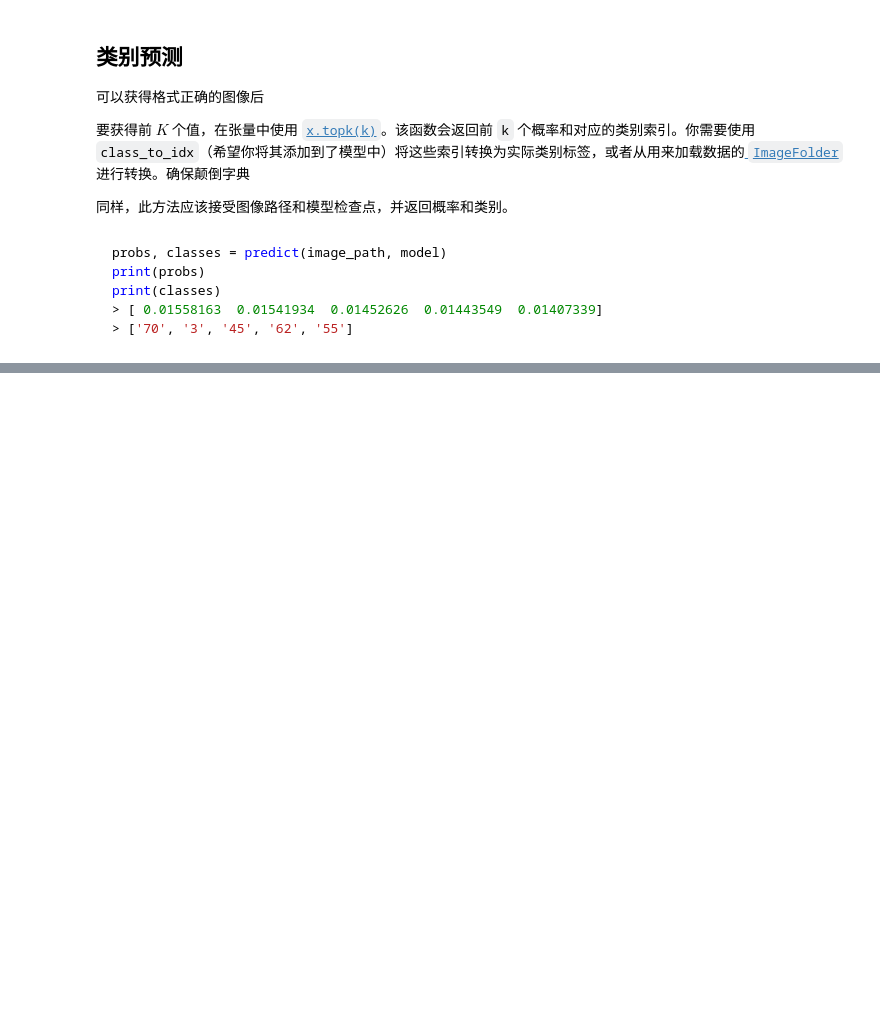
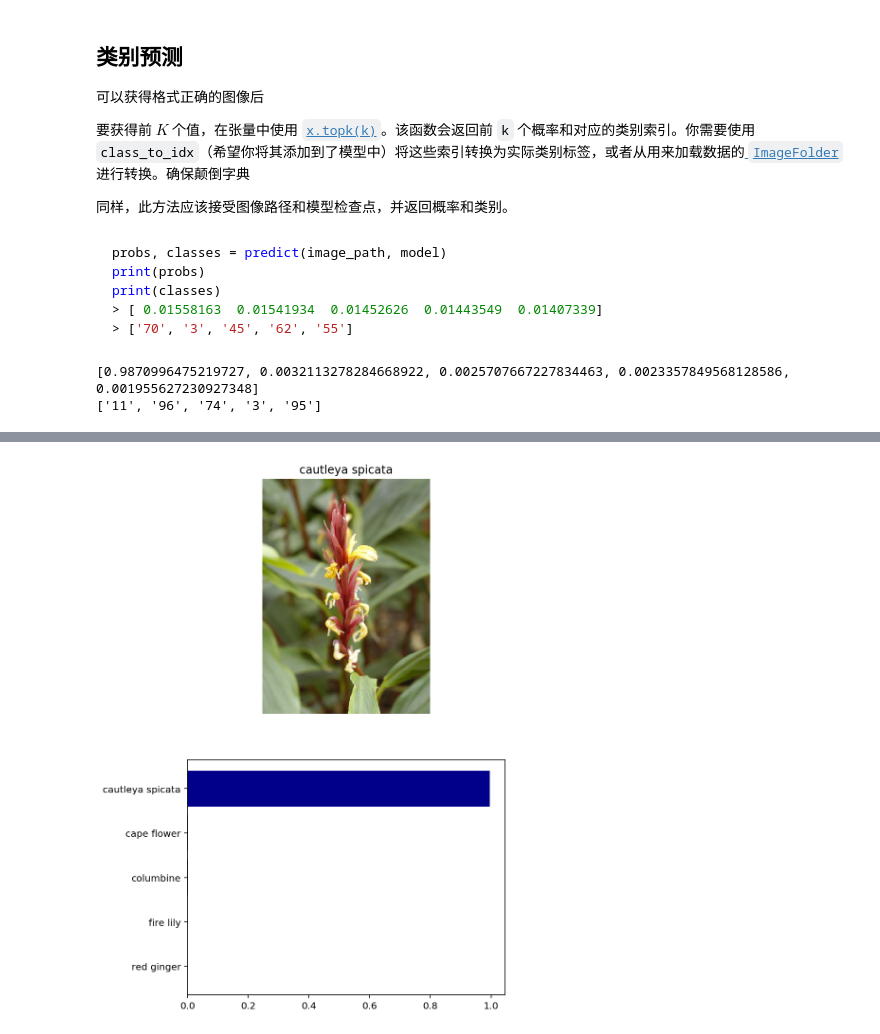
Before and after one commit to baikeyu/udacity-ai-image-classifier, a Jupyter notebook: Image Classifier Project-zh.ipynb, the cells around one changed output, grey strips where cells are left out. Drawn from its saved outputs; the diff is of its cells as text; code cells hidden in the pictures; blank space fills up the shorter version.

```diff
--- a/Image Classifier Project-zh.ipynb
+++ b/Image Classifier Project-zh.ipynb
@@ -427,7 +384,7 @@ def predict(image_path, model, topk=5):
     model.eval()
 
     img = process_image(image_path)
-    img = torch.from_numpy(img).type(torch.FloatTensor)
+    img = img.to(device)
     img = img.unsqueeze_(0)
 
     with torch.no_grad() :
@@ -441,4 +398,8 @@ def predict(image_path, model, topk=5):
 
     topk_flower = [cat_to_name[idx_to_class[cls]] for cls in topk_idx]
 
-    return topk_prob, topk_flower
+    topk_class = []
+    for index in topk_idx:
+        topk_class += [idx_to_class[index]]
+
+    return topk_prob, topk_class
@@ -451,3 +406,10 @@ print(predict(r'/home/workspace/aipnd-project/flowers/test/33/love-in-a-mist-per
+# %%
+val1, val2 = predict(r'./flowers/test/11/image_03141.jpg', model)
+print(val1)
+print(val2)
+# %% [output]
+[0.9870996475219727, 0.0032113278284668922, 0.0025707667227834463, 0.0023357849568128586, 0.001955627230927348]
+['11', '96', '74', '3', '95']
 # %% [markdown]
 ## 检查运行状况
 
@@ -479,3 +421,31 @@ def show_prediction(image_path, model):
+# %%
+# TODO: Display an image along with the top 5 classes
+def check_sanity(image_path, model):
+
+    probs,classes = predict(image_path, model)
+    names = []
+    for i in classes:
+        names += [cat_to_name[i]]
+
+    # Creating PIL image
+    image = Image.open(image_path)
+
+    # Plotting test image and predicted probabilites
+    f, ax = plt.subplots(2,figsize = (6,10))
+
+    ax[0].imshow(image)
+    ax[0].axis('off')
+    ax[0].set_title(names[0])
+
+    y_names = np.arange(len(names))
+    ax[1].barh(y_names, probs, color='darkblue')
+    ax[1].set_yticks(y_names)
+    ax[1].set_yticklabels(names)
+    ax[1].invert_yaxis()
+
+    plt.show()
 # %%
 # Uploaded a picture that I found on google of a stemless gentian and evaluated the model. See results below.
-show_prediction(r'/home/workspace/aipnd-project/flowers/test/28/Stemless-Gentian-Gentiana-acaulis-0555.jpg', model)
+check_sanity(r'flowers/test/61/image_06271.jpg', model)
+# %% [output]
+[figure, added]
```
Also changed, not shown: parts of 24 cells of this notebook, 3 other files.
